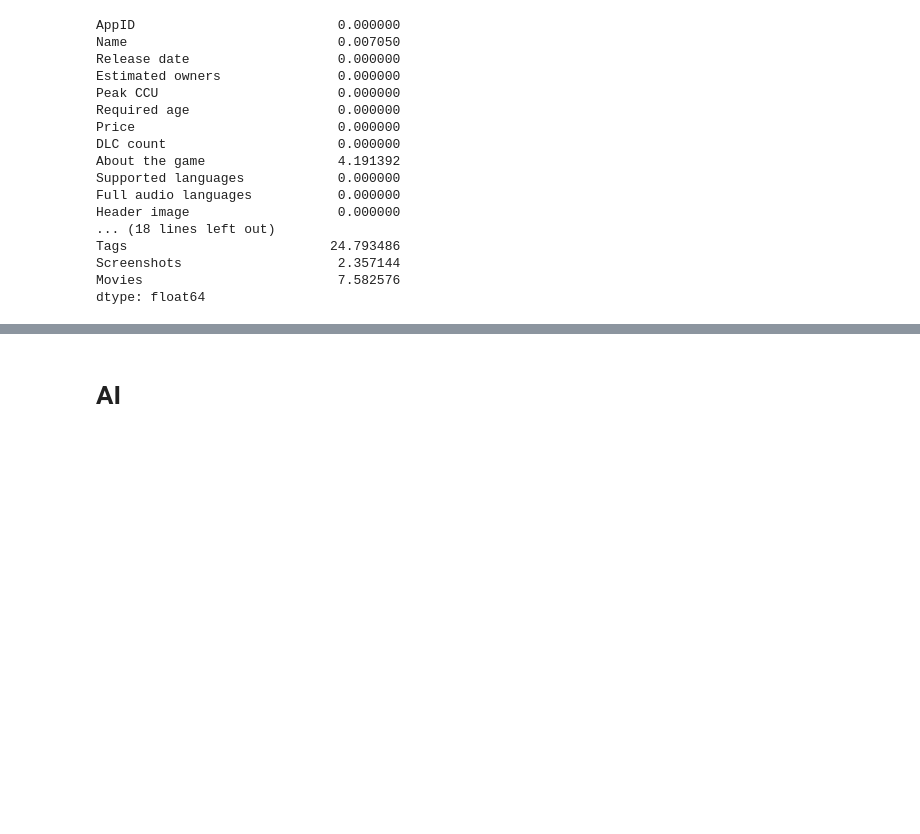
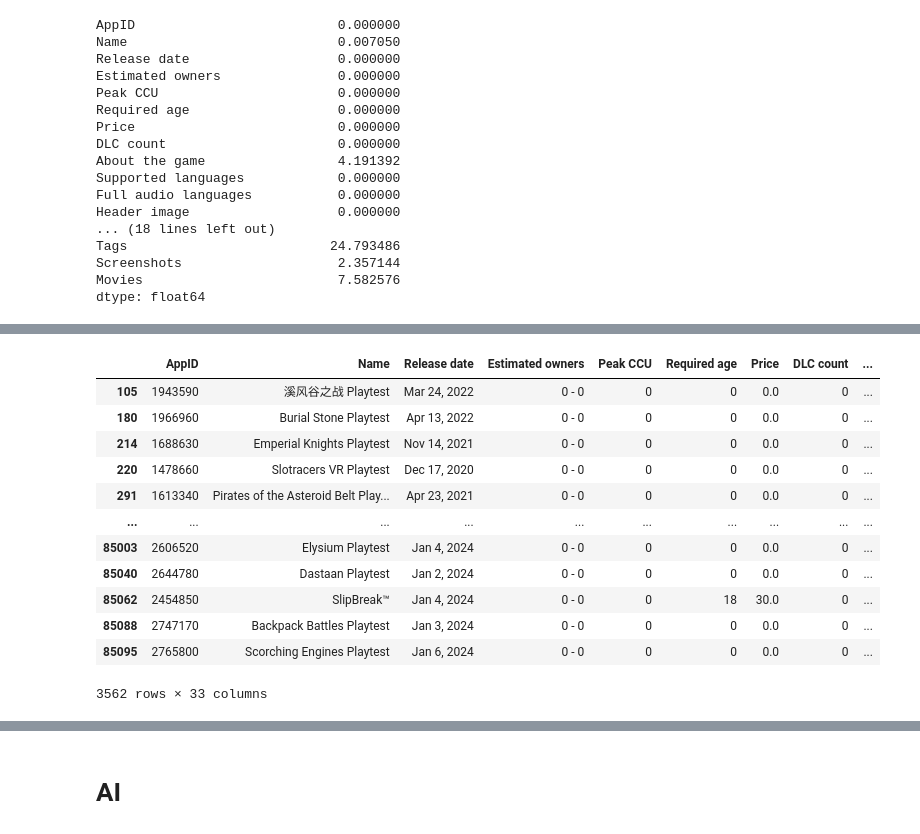
Before and after one commit to kvlrdhrs/Steam-Games-Analytics, a Jupyter notebook: main.ipynb, the cells around one changed output, grey strips where cells are left out. Drawn from its saved outputs; the diff is of its cells as text; code cells hidden in the pictures; blank space fills up the shorter version.

```diff
--- a/main.ipynb
+++ b/main.ipynb
@@ -8,6 +8,8 @@ import pandas as pd
 import numpy as np
 import seaborn as sns
 import matplotlib.pyplot as plt
+pd.set_option('display.max_columns', None)
+pd.set_option('display.max_colwidth', 100)
 # %%
 # loading the datasets.
 # i have already downloaded the datasets from the following links:
@@ -125,0 +139,5 @@ dtype: float64
+# %%
+# i will drop the rows witn nan in the name column
+print(games.shape)
+games = games.dropna(subset=['Name'])
+print(games.shape)
@@ -125,0 +167,16 @@ dtype: float64
+# %%
+games.loc[games['About the game'].isnull()]
+# %% [output]
+|  | AppID | Name | Release date | Estimated owners | Peak CCU | Required age | Price | DLC count | ... |
+| 105 | 1943590 | 溪风谷之战 Playtest | Mar 24, 2022 | 0 - 0 | 0 | 0 | 0.0 | 0 | ... |
+| 180 | 1966960 | Burial Stone Playtest | Apr 13, 2022 | 0 - 0 | 0 | 0 | 0.0 | 0 | ... |
+| 214 | 1688630 | Emperial Knights Playtest | Nov 14, 2021 | 0 - 0 | 0 | 0 | 0.0 | 0 | ... |
+| 220 | 1478660 | Slotracers VR Playtest | Dec 17, 2020 | 0 - 0 | 0 | 0 | 0.0 | 0 | ... |
+| 291 | 1613340 | Pirates of the Asteroid Belt Play... | Apr 23, 2021 | 0 - 0 | 0 | 0 | 0.0 | 0 | ... |
+| ... | ... | ... | ... | ... | ... | ... | ... | ... | ... |
+| 85003 | 2606520 | Elysium Playtest | Jan 4, 2024 | 0 - 0 | 0 | 0 | 0.0 | 0 | ... |
+| 85040 | 2644780 | Dastaan Playtest | Jan 2, 2024 | 0 - 0 | 0 | 0 | 0.0 | 0 | ... |
+| 85062 | 2454850 | SlipBreak™ | Jan 4, 2024 | 0 - 0 | 0 | 18 | 30.0 | 0 | ... |
+| 85088 | 2747170 | Backpack Battles Playtest | Jan 3, 2024 | 0 - 0 | 0 | 0 | 0.0 | 0 | ... |
+| 85095 | 2765800 | Scorching Engines Playtest | Jan 6, 2024 | 0 - 0 | 0 | 0 | 0.0 | 0 | ... |
+3562 rows × 33 columns
```
Also changed, not shown: parts of 18 cells of this notebook.
